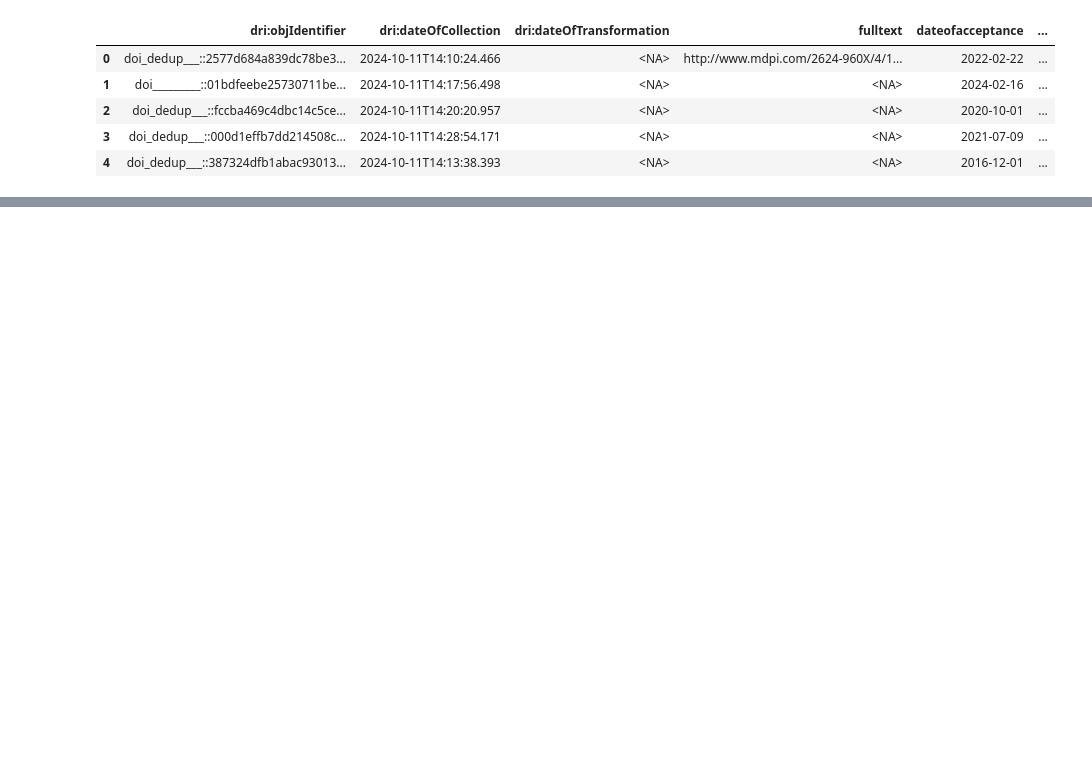
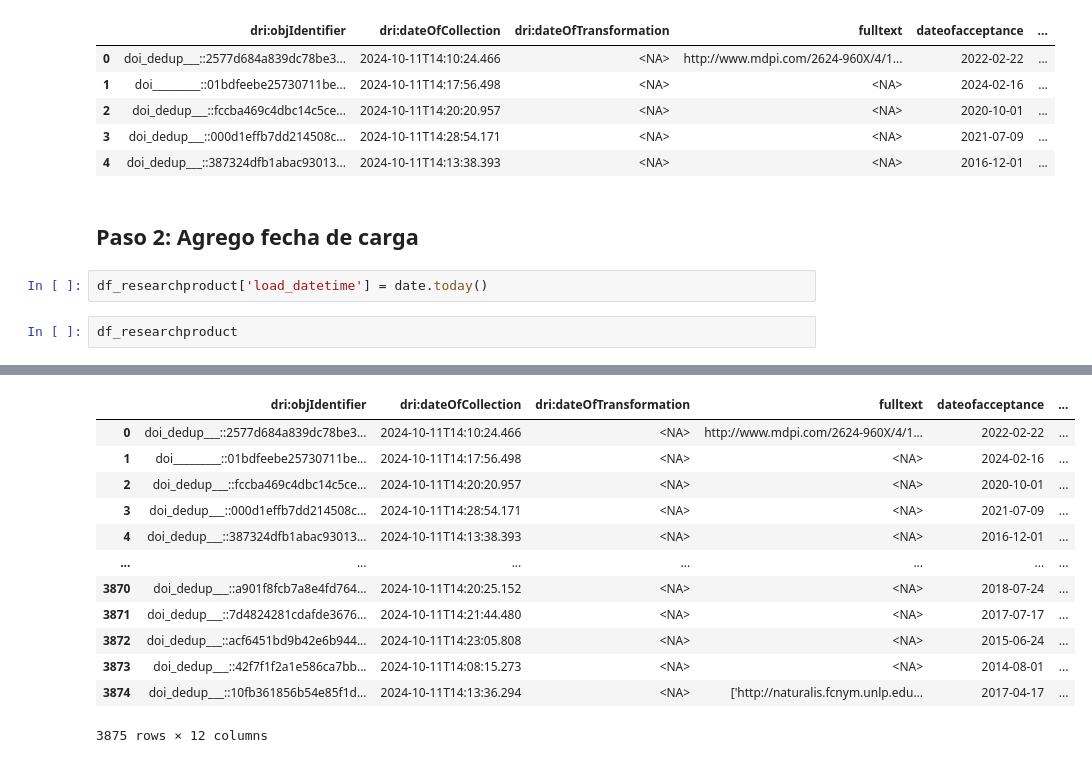
Before and after one commit to PabloDeAlbu/kedro-scholar, a Jupyter notebook: notebooks/openaire/land_researchproduct_openaire.ipynb, the cells around one changed output, grey strips where cells are left out. Drawn from its saved outputs; the diff is of its cells as text; blank space fills up the shorter version.

Commit message:
agrego columna load_datetime a notebooks de land_openaire

```diff
--- a/notebooks/openaire/land_researchproduct_openaire.ipynb
+++ b/notebooks/openaire/land_researchproduct_openaire.ipynb
@@ -99,3 +100,10 @@ df_researchproduct.head(5)
 | 2 | doi_dedup___::fccba469c4dbc14c5ce... | 2024-10-11T14:20:20.957 | <NA> | <NA> | 2020-10-01 | ... |
 | 3 | doi_dedup___::000d1effb7dd214508c... | 2024-10-11T14:28:54.171 | <NA> | <NA> | 2021-07-09 | ... |
 | 4 | doi_dedup___::387324dfb1abac93013... | 2024-10-11T14:13:38.393 | <NA> | <NA> | 2016-12-01 | ... |
+# %% [markdown]
+## Paso 2: Agrego fecha de carga
+# %%
+df_researchproduct['load_datetime'] = date.today()
+# %%
+df_researchproduct
+# %% [output]
@@ -101,0 +111,13 @@ df_researchproduct.head(5)
+|  | dri:objIdentifier | dri:dateOfCollection | dri:dateOfTransformation | fulltext | dateofacceptance | ... |
+| 0 | doi_dedup___::2577d684a839dc78be3... | 2024-10-11T14:10:24.466 | <NA> | http://www.mdpi.com/2624-960X/4/1... | 2022-02-22 | ... |
+| 1 | doi_________::01bdfeebe25730711be... | 2024-10-11T14:17:56.498 | <NA> | <NA> | 2024-02-16 | ... |
+| 2 | doi_dedup___::fccba469c4dbc14c5ce... | 2024-10-11T14:20:20.957 | <NA> | <NA> | 2020-10-01 | ... |
+| 3 | doi_dedup___::000d1effb7dd214508c... | 2024-10-11T14:28:54.171 | <NA> | <NA> | 2021-07-09 | ... |
+| 4 | doi_dedup___::387324dfb1abac93013... | 2024-10-11T14:13:38.393 | <NA> | <NA> | 2016-12-01 | ... |
+| ... | ... | ... | ... | ... | ... | ... |
+| 3870 | doi_dedup___::a901f8fcb7a8e4fd764... | 2024-10-11T14:20:25.152 | <NA> | <NA> | 2018-07-24 | ... |
+| 3871 | doi_dedup___::7d4824281cdafde3676... | 2024-10-11T14:21:44.480 | <NA> | <NA> | 2017-07-17 | ... |
+| 3872 | doi_dedup___::acf6451bd9b42e6b944... | 2024-10-11T14:23:05.808 | <NA> | <NA> | 2015-06-24 | ... |
+| 3873 | doi_dedup___::42f7f1f2a1e586ca7bb... | 2024-10-11T14:08:15.273 | <NA> | <NA> | 2014-08-01 | ... |
+| 3874 | doi_dedup___::10fb361856b54e85f1d... | 2024-10-11T14:13:36.294 | <NA> | ['http://naturalis.fcnym.unlp.edu... | 2017-04-17 | ... |
+3875 rows × 12 columns
```
Also changed, not shown: parts of 2 cells of this notebook, 1 other file.
